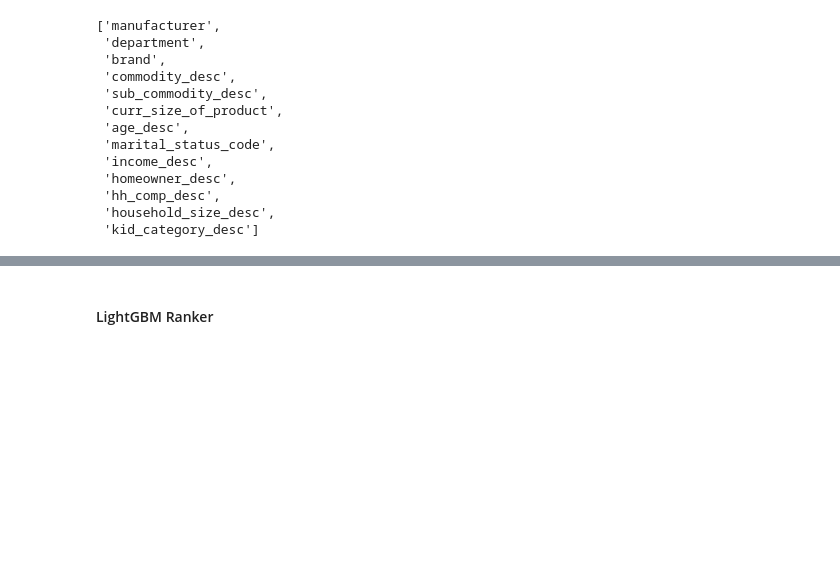
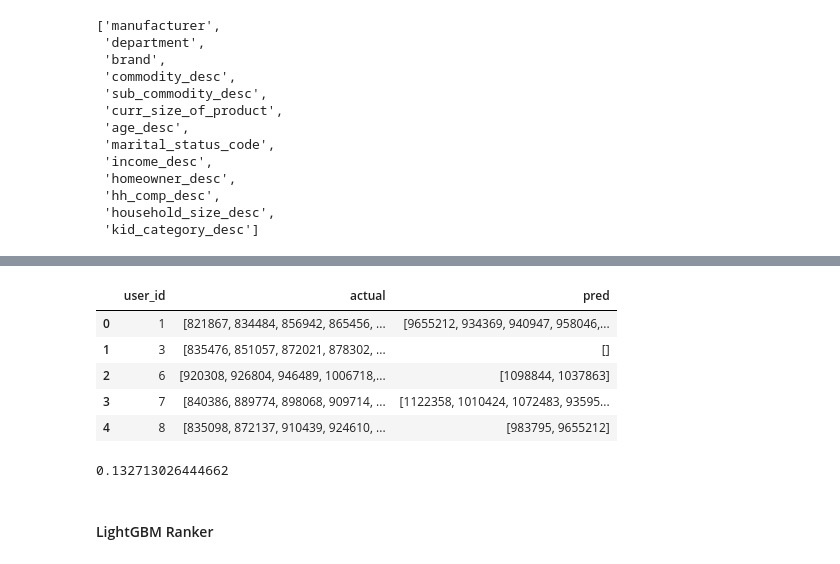
Before and after one commit to VitalyGladyshev/gb_rec_sys, a Jupyter notebook: rc_hw_06.ipynb, the cells around one changed output, grey strips where cells are left out. Drawn from its saved outputs; the diff is of its cells as text; code cells hidden in the pictures; blank space fills up the shorter version.

```diff
--- a/rc_hw_06.ipynb
+++ b/rc_hw_06.ipynb
@@ -542,0 +591,6 @@ type(train_preds), train_preds[:10]
+# %%
+def fill_nan_by_list(x):
+    if type(x) == type(np.array([])):
+        return x
+    else:
+        return list()
@@ -543,3 +610,25 @@ type(train_preds), train_preds[:10]
+# %%
+result_lvl_2["pred"] = result_lvl_2['pred'].apply(lambda x: fill_nan_by_list(x))
+result_lvl_2.head()
+# %% [output]
+|  | user_id | actual | pred |
+| 0 | 1 | [821867, 834484, 856942, 865456, ... | [9655212, 934369, 940947, 958046,... |
+| 1 | 3 | [835476, 851057, 872021, 878302, ... | [] |
+| 2 | 6 | [920308, 926804, 946489, 1006718,... | [1098844, 1037863] |
+| 3 | 7 | [840386, 889774, 898068, 909714, ... | [1122358, 1010424, 1072483, 93595... |
+| 4 | 8 | [835098, 872137, 910439, 924610, ... | [983795, 9655212] |
+# %%
+k_n = 5
+
+result_lvl_2["rec"] = result_lvl_2['user_id'].apply(\
+        lambda x: precision_at_k(result_lvl_2.loc[result_lvl_2["user_id"] == x, "pred"].values[0],
+                                 list(result_lvl_2.loc[result_lvl_2["user_id"] == x, "actual"].values[0]),
+                                 k=k_n))
+
+result_lvl_2['rec'].fillna(0, inplace= True)
+result_lvl_2['rec'].mean()
+# %% [output]
+0.132713026444662
 # %% [markdown]
 #### LightGBM Ranker
 # %%
```
Also changed, not shown: parts of 18 cells of this notebook.
